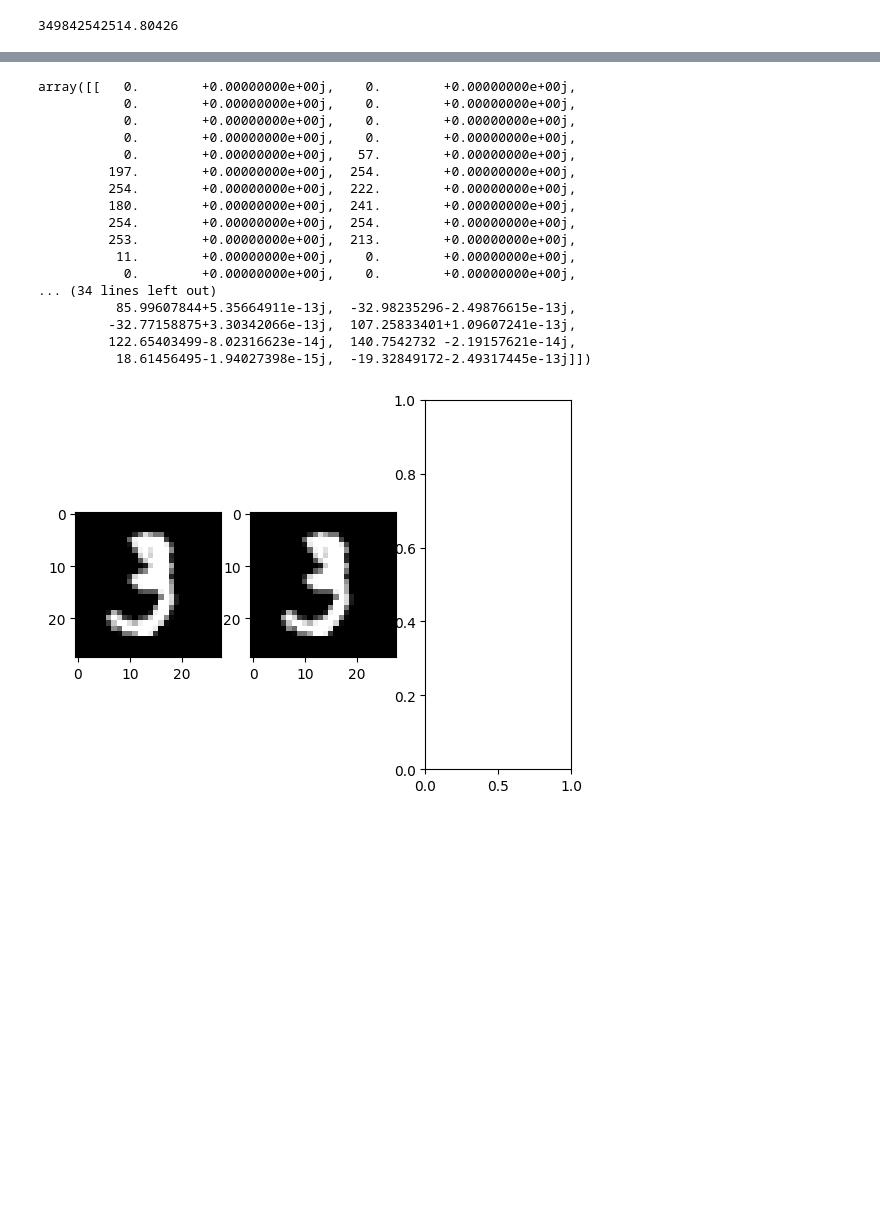
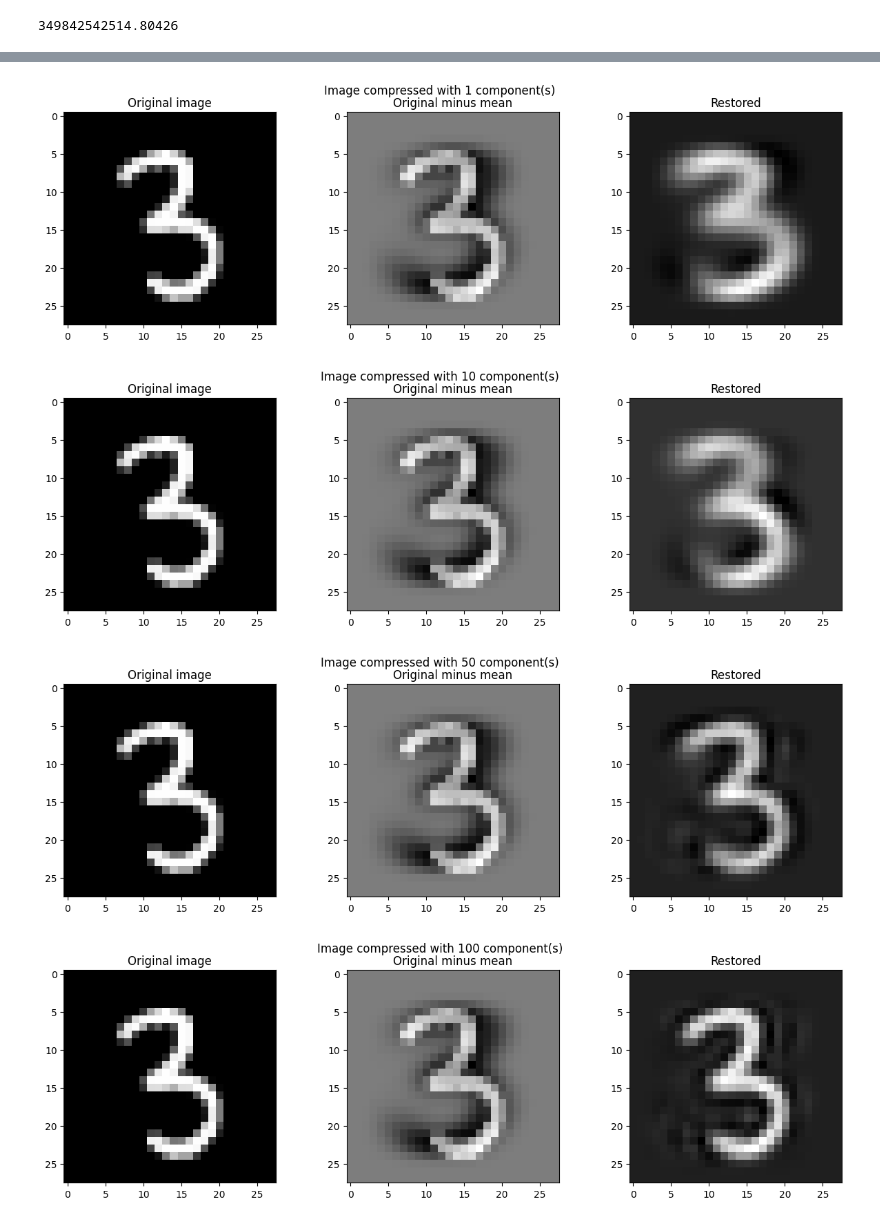
Before and after one commit to gkaretka/linalg, a Jupyter notebook: pca.ipynb, the cells around one changed output, grey strips where cells are left out. Saved outputs shown, nothing was run; the diff lists cells and outputs as text; code cells hidden in the pictures; blank space fills up the shorter version.

```diff
--- a/pca.ipynb
+++ b/pca.ipynb
@@ -100,9 +98,9 @@ plt.show()
 # %%
-num_of_vectors_to_use = 25
-num_of_vects_cols = 5
-num_of_vects_row = 5
+num_of_vectors_to_use = 64
+num_of_vects_cols = np.sqrt(num_of_vectors_to_use).astype(int)
+num_of_vects_row = np.sqrt(num_of_vectors_to_use).astype(int)
 
-fig, axs = plt.subplots(nrows=num_of_vects_row, ncols=num_of_vects_cols)
+fig, axs = plt.subplots(nrows=num_of_vects_row, ncols=num_of_vects_cols, figsize=(10, 10))
 for i in range(num_of_vects_row):
     for j in range(num_of_vects_cols):
         axs[i][j].imshow(evecs[i*num_of_vects_cols+j].reshape(img_x_size, img_y_size))
@@ -113,39 +111,43 @@ plt.show()
 # %%
-fig, axs = plt.subplots(nrows=1, ncols=3)
-orig_img = train_X_3[1]
+orig_img = train_X_3[15]
 
-ctx3_minus_mean = orig_img # - avg_3_img
-axs[0].imshow(orig_img, cmap=plt.get_cmap('gray'))
-axs[1].imshow(ctx3_minus_mean, cmap=plt.get_cmap('gray'))
+def compress_with_components(_img, avg_img, n_components: int):
+    fig, axs = plt.subplots(nrows=1, ncols=3, figsize=(15,4))
+    fig.suptitle(f"Image compressed with {n_components} component(s)")
 
-# reshape input image to 1x784
-reshaped_ctx3_minux_mean = ctx3_minus_mean.reshape(1, img_x_size*img_y_size)
+    ctx3_minus_mean = _img - avg_img
+    axs[0].imshow(orig_img, cmap=plt.get_cmap('gray'))
+    axs[0].set_title("Original image")
 
-# 1x784 @ 784xn -> 1xn (n values characterizing original image)
-ctx3_vectored = reshaped_ctx3_minux_mean @ sEigvects.T
-# restoration 1xn @ nx784 -> 1x784
-# uncompressed = ctx3_vectored @ sEigvects
-# reshp_to = np.sqrt(uncompressed.shape[1]).astype(int)
-# restored_img = uncompressed.reshape(reshp_to, reshp_to) + avg_3_img
+    axs[1].imshow(ctx3_minus_mean, cmap=plt.get_cmap('gray'))
+    axs[1].set_title("Original minus mean")
 
-# axs[2].imshow(restored_img.astype(float), cmap=plt.get_cmap('gray'))
-# plt.show()
+    # reshape input image to 1x784
+    reshaped_ctx3_minux_mean = ctx3_minus_mean.reshape(1, img_x_size*img_y_size)
+
+    # 1x784 @ 784xn -> 1xn (n values characterizing original image)
+    ctx3_vectored = reshaped_ctx3_minux_mean @ evecs[0:n_components].T
+
+    # restoration 1xn @ nx784 -> 1x784
+    uncompressed = ctx3_vectored @ evecs[0:n_components]
+    restored_img = uncompressed.reshape(reshp_to, reshp_to) + avg_img
+
+    axs[2].imshow(restored_img.astype(float), cmap=plt.get_cmap('gray'))
+    axs[2].set_title("Restored")
+    plt.show()
+
+compress_with_components(orig_img, avg_3_img, 1)
+compress_with_components(orig_img, avg_3_img, 10)
+compress_with_components(orig_img, avg_3_img, 50)
+compress_with_components(orig_img, avg_3_img, 100)
+compress_with_components(orig_img, avg_3_img, 150)
+compress_with_components(orig_img, avg_3_img, 200)
+compress_with_components(orig_img, avg_3_img, 250)
+
+# basically original image
+compress_with_components(orig_img, avg_3_img, 784)
 # %% [output]
-array([[   0.        +0.00000000e+00j,    0.        +0.00000000e+00j,
-           0.        +0.00000000e+00j,    0.        +0.00000000e+00j,
-           0.        +0.00000000e+00j,    0.        +0.00000000e+00j,
-           0.        +0.00000000e+00j,    0.        +0.00000000e+00j,
-           0.        +0.00000000e+00j,   57.        +0.00000000e+00j,
-         197.        +0.00000000e+00j,  254.        +0.00000000e+00j,
-         254.        +0.00000000e+00j,  222.        +0.00000000e+00j,
-         180.        +0.00000000e+00j,  241.        +0.00000000e+00j,
-         254.        +0.00000000e+00j,  254.        +0.00000000e+00j,
-         253.        +0.00000000e+00j,  213.        +0.00000000e+00j,
-          11.        +0.00000000e+00j,    0.        +0.00000000e+00j,
-           0.        +0.00000000e+00j,    0.        +0.00000000e+00j,
-... (34 lines left out)
-          85.99607844+5.35664911e-13j,  -32.98235296-2.49876615e-13j,
-         -32.77158875+3.30342066e-13j,  107.25833401+1.09607241e-13j,
-         122.65403499-8.02316623e-14j,  140.7542732 -2.19157621e-14j,
-          18.61456495-1.94027398e-15j,  -19.32849172-2.49317445e-13j]])
-[figure, old version]
+[figure, new version]
+[figure, added]
+[figure, added]
+[figure, added]
```
Also changed, not shown: parts of 5 cells of this notebook.
